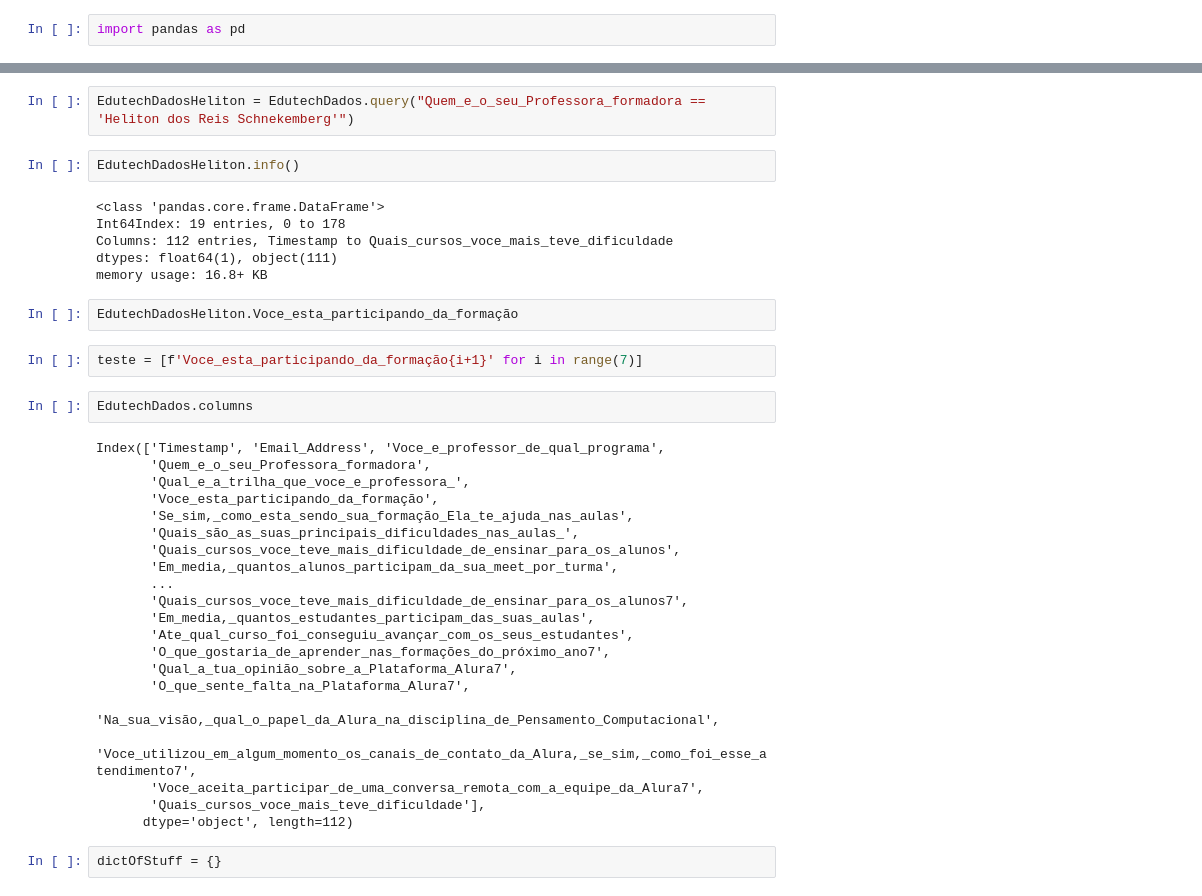
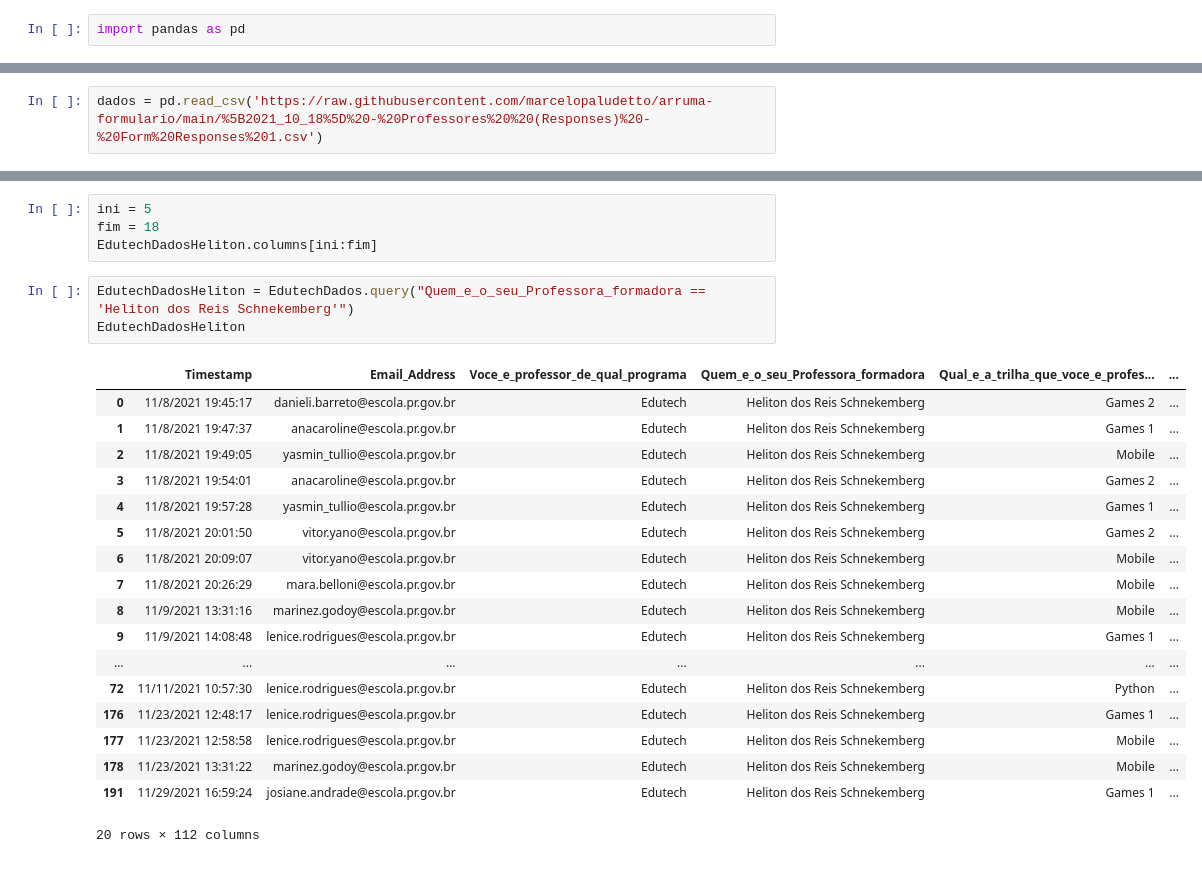
Before and after one commit to marcelopaludetto/arruma-formulario, a Jupyter notebook: AnaliseEnqueteSEED2021.ipynb, the cells around one changed output, grey strips where cells are left out. Saved outputs shown, nothing was run; the diff lists cells and outputs as text.

```diff
--- a/AnaliseEnqueteSEED2021.ipynb
+++ b/AnaliseEnqueteSEED2021.ipynb
@@ -22,0 +5,2 @@ dados.columns = dados.columns.str.replace(')','')
+# %%
+dados = pd.read_csv('https://raw.githubusercontent.com/marcelopaludetto/arruma-formulario/main/%5B2021_10_18%5D%20-%20Professores%20%20(Responses)%20-%20Form%20Responses%201.csv')
@@ -39,39 +51,26 @@ memory usage: 71.5+ KB
+# %%
+ini = 5
+fim = 18
+EdutechDadosHeliton.columns[ini:fim]
 # %%
 EdutechDadosHeliton = EdutechDados.query("Quem_e_o_seu_Professora_formadora	== 'Heliton dos Reis Schnekemberg'")
+EdutechDadosHeliton
+# %% [output]
+|  | Timestamp | Email_Address | Voce_e_professor_de_qual_programa | Quem_e_o_seu_Professora_formadora | Qual_e_a_trilha_que_voce_e_profes... | ... |
+| 0 | 11/8/2021 19:45:17 | danieli.barreto@escola.pr.gov.br | Edutech | Heliton dos Reis Schnekemberg | Games 2 | ... |
+| 1 | 11/8/2021 19:47:37 | anacaroline@escola.pr.gov.br | Edutech | Heliton dos Reis Schnekemberg | Games 1 | ... |
+| 2 | 11/8/2021 19:49:05 | yasmin_tullio@escola.pr.gov.br | Edutech | Heliton dos Reis Schnekemberg | Mobile | ... |
+| 3 | 11/8/2021 19:54:01 | anacaroline@escola.pr.gov.br | Edutech | Heliton dos Reis Schnekemberg | Games 2 | ... |
+| 4 | 11/8/2021 19:57:28 | yasmin_tullio@escola.pr.gov.br | Edutech | Heliton dos Reis Schnekemberg | Games 1 | ... |
+| 5 | 11/8/2021 20:01:50 | vitor.yano@escola.pr.gov.br | Edutech | Heliton dos Reis Schnekemberg | Games 2 | ... |
+| 6 | 11/8/2021 20:09:07 | vitor.yano@escola.pr.gov.br | Edutech | Heliton dos Reis Schnekemberg | Mobile | ... |
+| 7 | 11/8/2021 20:26:29 | mara.belloni@escola.pr.gov.br | Edutech | Heliton dos Reis Schnekemberg | Mobile | ... |
+| 8 | 11/9/2021 13:31:16 | marinez.godoy@escola.pr.gov.br | Edutech | Heliton dos Reis Schnekemberg | Mobile | ... |
+| 9 | 11/9/2021 14:08:48 | lenice.rodrigues@escola.pr.gov.br | Edutech | Heliton dos Reis Schnekemberg | Games 1 | ... |
+| ... | ... | ... | ... | ... | ... | ... |
+| 72 | 11/11/2021 10:57:30 | lenice.rodrigues@escola.pr.gov.br | Edutech | Heliton dos Reis Schnekemberg | Python | ... |
+| 176 | 11/23/2021 12:48:17 | lenice.rodrigues@escola.pr.gov.br | Edutech | Heliton dos Reis Schnekemberg | Games 1 | ... |
+| 177 | 11/23/2021 12:58:58 | lenice.rodrigues@escola.pr.gov.br | Edutech | Heliton dos Reis Schnekemberg | Mobile | ... |
+| 178 | 11/23/2021 13:31:22 | marinez.godoy@escola.pr.gov.br | Edutech | Heliton dos Reis Schnekemberg | Mobile | ... |
+| 191 | 11/29/2021 16:59:24 | josiane.andrade@escola.pr.gov.br | Edutech | Heliton dos Reis Schnekemberg | Games 1 | ... |
+20 rows × 112 columns
-# %%
-EdutechDadosHeliton.info()
-# %% [output]
-<class 'pandas.core.frame.DataFrame'>
-Int64Index: 19 entries, 0 to 178
-Columns: 112 entries, Timestamp to Quais_cursos_voce_mais_teve_dificuldade
-dtypes: float64(1), object(111)
-memory usage: 16.8+ KB
-# %%
-EdutechDadosHeliton.Voce_esta_participando_da_formação
-# %%
-teste = [f'Voce_esta_participando_da_formação{i+1}' for i in range(7)]
-# %%
-EdutechDados.columns
-# %% [output]
-Index(['Timestamp', 'Email_Address', 'Voce_e_professor_de_qual_programa',
-       'Quem_e_o_seu_Professora_formadora',
-       'Qual_e_a_trilha_que_voce_e_professora_',
-       'Voce_esta_participando_da_formação',
-       'Se_sim,_como_esta_sendo_sua_formação_Ela_te_ajuda_nas_aulas',
-       'Quais_são_as_suas_principais_dificuldades_nas_aulas_',
-       'Quais_cursos_voce_teve_mais_dificuldade_de_ensinar_para_os_alunos',
-       'Em_media,_quantos_alunos_participam_da_sua_meet_por_turma',
-       ...
-       'Quais_cursos_voce_teve_mais_dificuldade_de_ensinar_para_os_alunos7',
-       'Em_media,_quantos_estudantes_participam_das_suas_aulas',
-       'Ate_qual_curso_foi_conseguiu_avançar_com_os_seus_estudantes',
-       'O_que_gostaria_de_aprender_nas_formações_do_próximo_ano7',
-       'Qual_a_tua_opinião_sobre_a_Plataforma_Alura7',
-       'O_que_sente_falta_na_Plataforma_Alura7',
-       'Na_sua_visão,_qual_o_papel_da_Alura_na_disciplina_de_Pensamento_Computacional',
-       'Voce_utilizou_em_algum_momento_os_canais_de_contato_da_Alura,_se_sim,_como_foi_esse_atendimento7',
-       'Voce_aceita_participar_de_uma_conversa_remota_com_a_equipe_da_Alura7',
-       'Quais_cursos_voce_mais_teve_dificuldade'],
-      dtype='object', length=112)
-# %%
-dictOfStuff = {}
```
Also changed, not shown: parts of 35 cells of this notebook.
